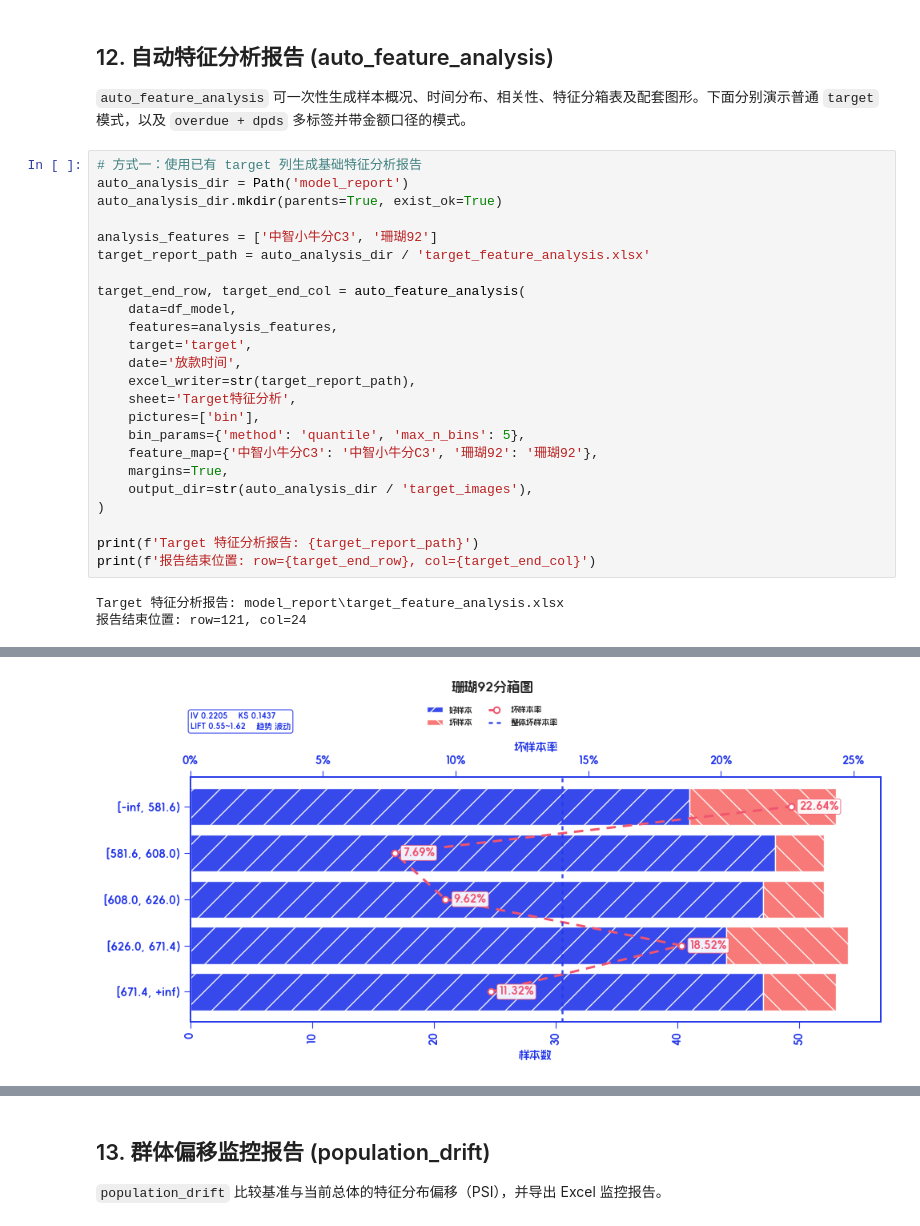
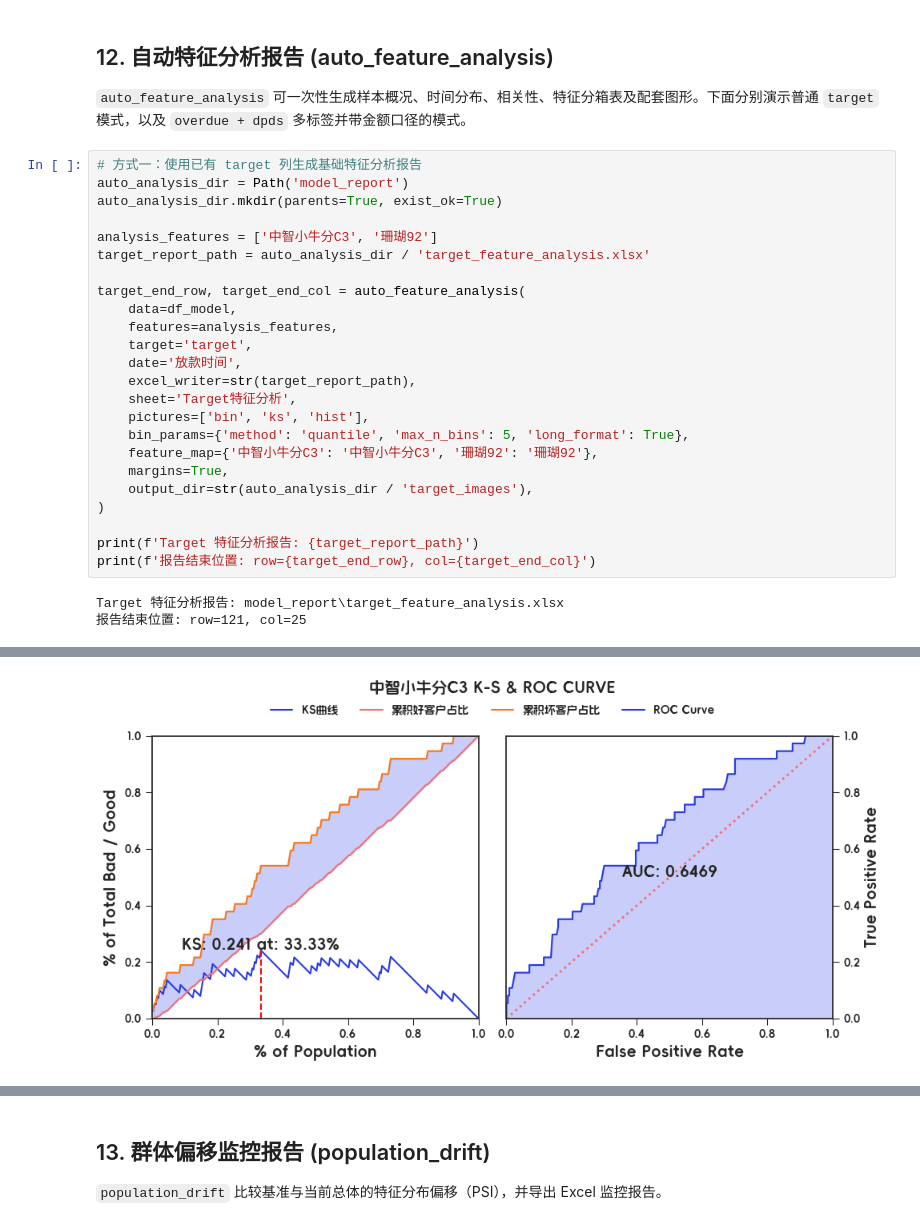
Before and after one commit to hengshu-credit/hscredit, a Jupyter notebook: examples/11_report.ipynb, the cells around one changed output, grey strips where cells are left out. Drawn from its saved outputs; the diff is of its cells as text.

```diff
--- a/examples/11_report.ipynb
+++ b/examples/11_report.ipynb
@@ -1134,30 +1134,30 @@ display(benchmark[['method', 'dpd', 'n_bins', 'head_lift', 'tail_lift', 'edge_ga
 # %%
 # 方式一：使用已有 target 列生成基础特征分析报告
 auto_analysis_dir = Path('model_report')
 auto_analysis_dir.mkdir(parents=True, exist_ok=True)
 
 analysis_features = ['中智小牛分C3', '珊瑚92']
 target_report_path = auto_analysis_dir / 'target_feature_analysis.xlsx'
 
 target_end_row, target_end_col = auto_feature_analysis(
     data=df_model,
     features=analysis_features,
     target='target',
     date='放款时间',
     excel_writer=str(target_report_path),
     sheet='Target特征分析',
-    pictures=['bin'],
-    bin_params={'method': 'quantile', 'max_n_bins': 5},
+    pictures=['bin', 'ks', 'hist'],
+    bin_params={'method': 'quantile', 'max_n_bins': 5, 'long_format': True},
     feature_map={'中智小牛分C3': '中智小牛分C3', '珊瑚92': '珊瑚92'},
     margins=True,
     output_dir=str(auto_analysis_dir / 'target_images'),
 )
 
 print(f'Target 特征分析报告: {target_report_path}')
 print(f'报告结束位置: row={target_end_row}, col={target_end_col}')
 # %% [output]
 Target 特征分析报告: model_report\target_feature_analysis.xlsx
-报告结束位置: row=121, col=24
+报告结束位置: row=121, col=25
 [figure]
 [figure]
-[figure, old version]
+[figure, new version]
```
Also changed, not shown: parts of 2 cells of this notebook, 7 other files.
